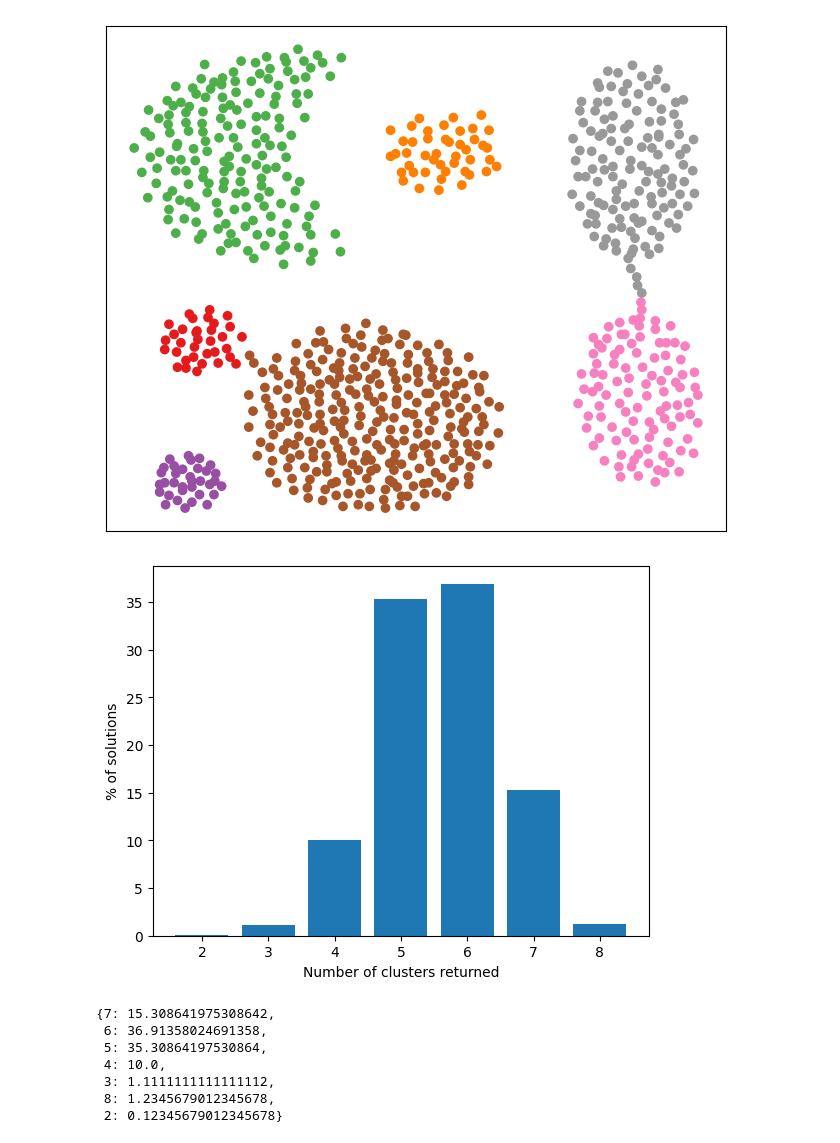
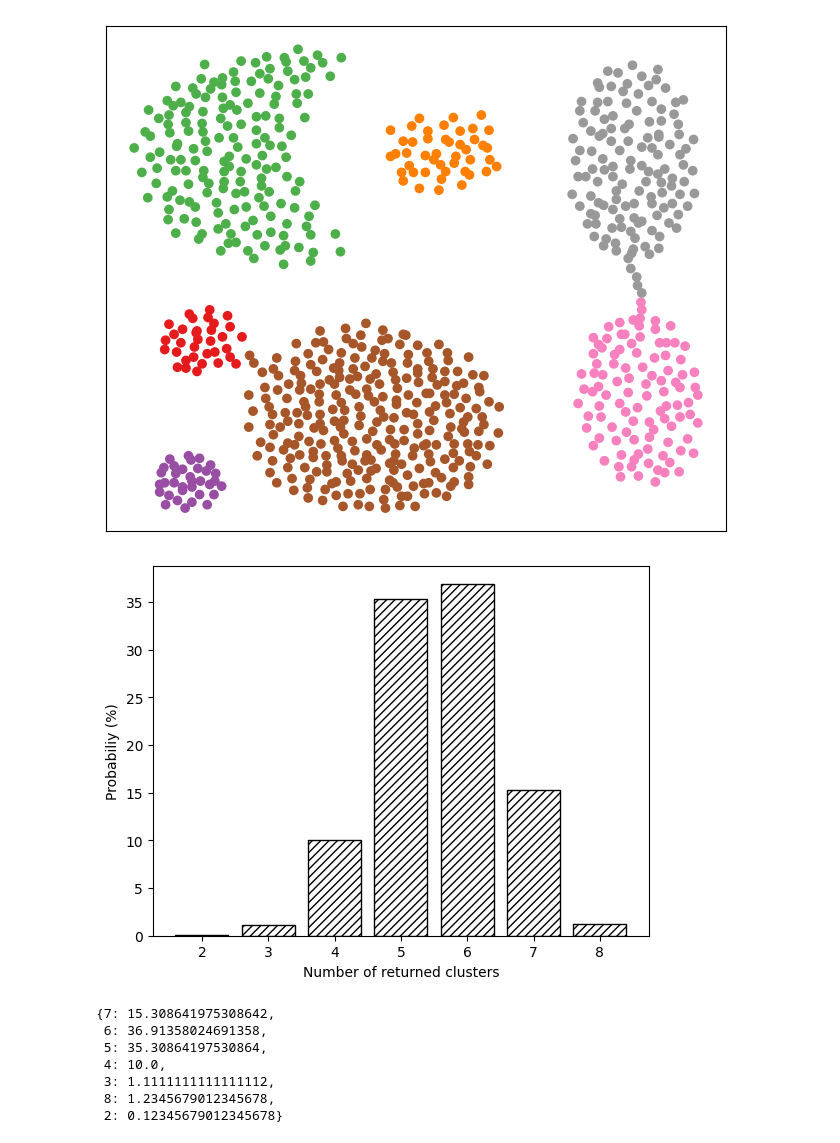
Before and after one commit to riccardoscotti/quantum-clustering-aggregation, a Jupyter notebook: experiments/utility_notebook.ipynb, the cells around one changed output. Saved outputs shown, nothing was run; the diff lists cells and outputs as text; code cells hidden in the pictures.

```diff
--- a/experiments/utility_notebook.ipynb
+++ b/experiments/utility_notebook.ipynb
@@ -24,28 +24,36 @@ plt.savefig('./data/dataset.pdf', format='pdf')
 # %%
 import json
 
 counts = {}
 by_num = {}
 with open('./fresnel/raw_results.json') as fp:
   occ = json.load(fp)
   counts = next(iter(occ.values()))['counter']
 
   for bitstring, count in counts.items():
     ones = bitstring.count('1')
     if ones in by_num:
       by_num[ones] += count
     else:
       by_num[ones] = count
 
+pd.DataFrame(list(counts.items()), columns=['bitstrings', 'occurrences']).to_csv('./fresnel/raw_results.csv', index=False)
+
 norm_occ = list(map(lambda x: 100 * x / sum(by_num.values()), by_num.values()))
 
 plt.figure()
-plt.bar(by_num.keys(), norm_occ)
-plt.xlabel('Number of clusters returned')
-plt.ylabel('% of solutions')
+plt.bar(
+  by_num.keys(),
+  norm_occ,
+  color='white',
+  edgecolor='black',
+  hatch='////'
+)
+plt.xlabel('Number of returned clusters')
+plt.ylabel('Probabiliy (%)')
 plt.savefig('./fresnel/num_clusters.pdf', format='pdf')
 # %% [output]
-[figure, old version]
+[figure, new version]
 # %%
 {key: 100*value / sum(by_num.values()) for key, value in by_num.items()}
 # %% [output]
```
Also changed, not shown: parts of 4 cells of this notebook, 18 other files.
